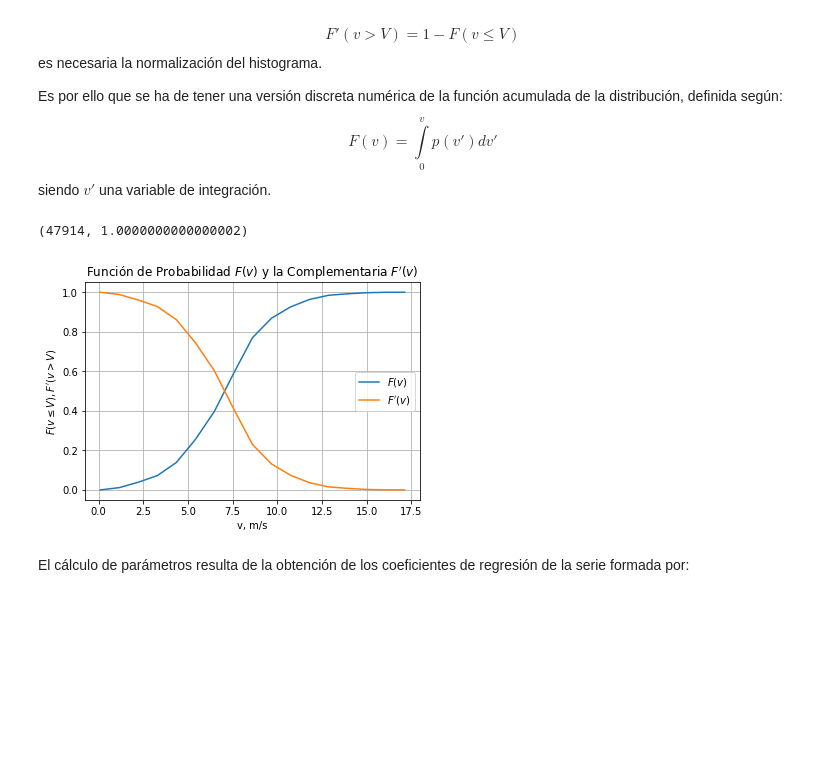
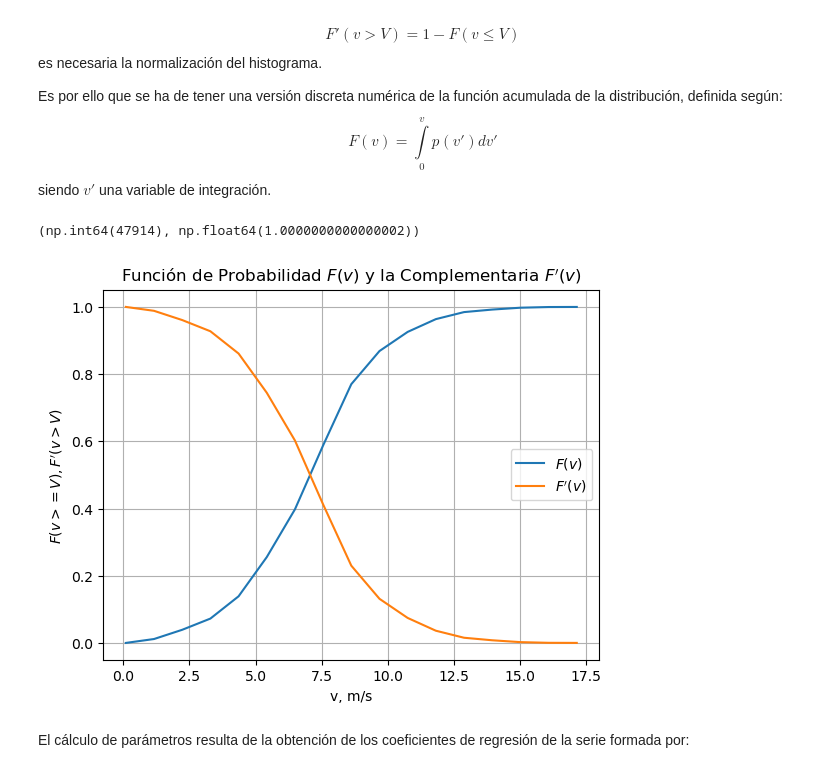
Before and after one commit to graushupc/ESEIAAT-220211, a Jupyter notebook: estadisticaViento.ipynb, the cells around one changed output. Drawn from its saved outputs; the diff is of its cells as text; code cells hidden in the pictures; blank space fills up the shorter version.

```diff
--- a/estadisticaViento.ipynb
+++ b/estadisticaViento.ipynb
@@ -19,7 +19,7 @@ import matplotlib.pyplot as plt
 # %% [markdown]
 Importación de datos. Este proceso es transparente para el caso de __pandas__ así como la identificación del tipo de datos y las variables de indexación de campos. Diferente al caso de lo realizado con la herramienta  Matlab usada en las prácticas.
 # %%
-dataWind = pd.read_csv('dataWind3.csv',sep=';')
+dataWind = pd.read_csv('dataWind.csv',sep=';')
 # dataWind
 # %% [markdown]
 Fuente para Pandas : https://towardsdatascience.com/a-guide-to-pandas-and-matplotlib-for-data-exploration-56fad95f951c
@@ -152,7 +161,7 @@ u1histNorm = u1hist/sum(u1hist)
 # %%
 sum(u1hist),sum(u1histNorm)
 # %% [output]
-(47914, 1.0000000000000002)
+(np.int64(47914), np.float64(1.0000000000000002))
 # %%
 Fu1 = np.zeros(len(u1histNorm))
 for i in range(len(u1histNorm)-1):
@@ -161,14 +170,14 @@ Fpu1 = 1 - Fu1
 # %%
 plt.plot(u1nclass[:-1],Fu1)
 plt.plot(u1nclass[:-1],Fpu1)
 plt.legend(['$F(v)$','$F\'(v)$'])
 plt.xlabel('v, m/s')
-plt.ylabel('$F(v\leq V),F\'(v>V)$')
+plt.ylabel('$F(v>= V),F\'(v>V)$')
 plt.title('Función de Probabilidad $F(v)$ y la Complementaria $F\'(v)$')
 plt.grid()
 plt.show()
 # %% [output]
-[figure, old version]
+[figure, new version]
 # %% [markdown]
 El cálculo de parámetros resulta de la obtención de los coeficientes de regresión de la serie formada por:
 # %%
```
Also changed, not shown: parts of 20 cells of this notebook, 1 other file.
